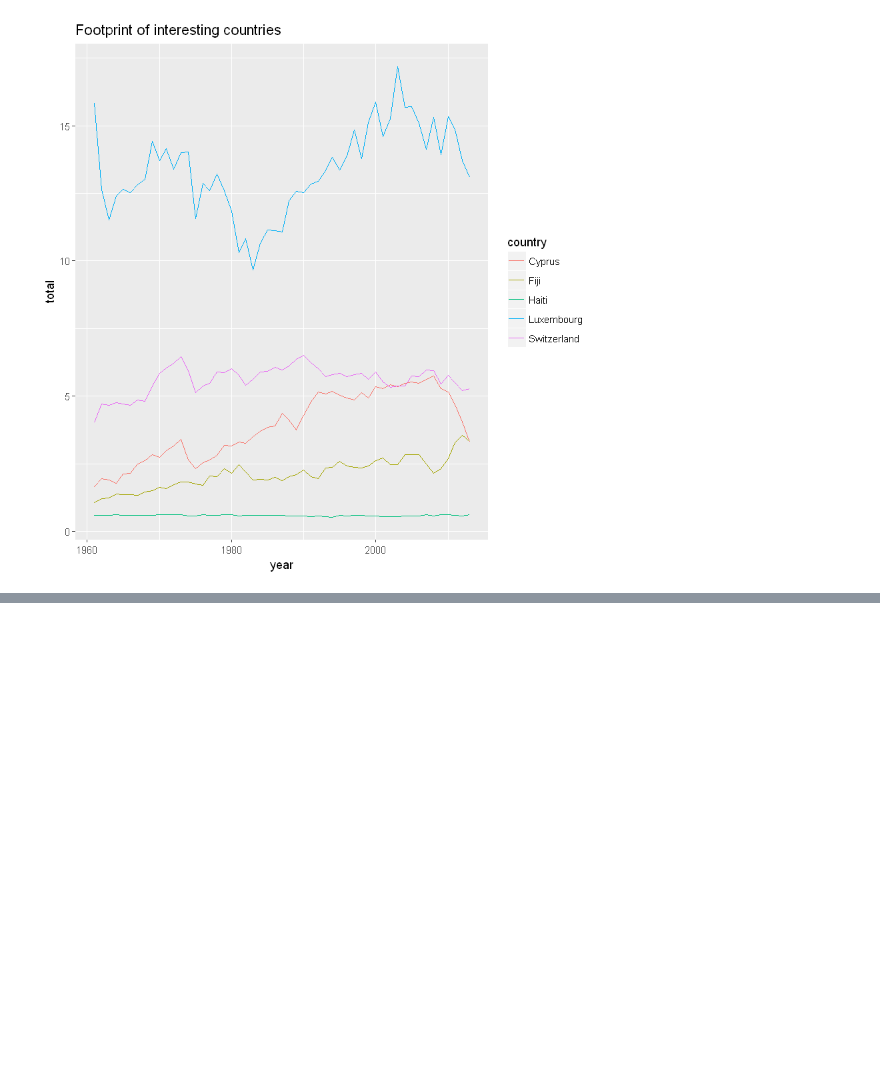
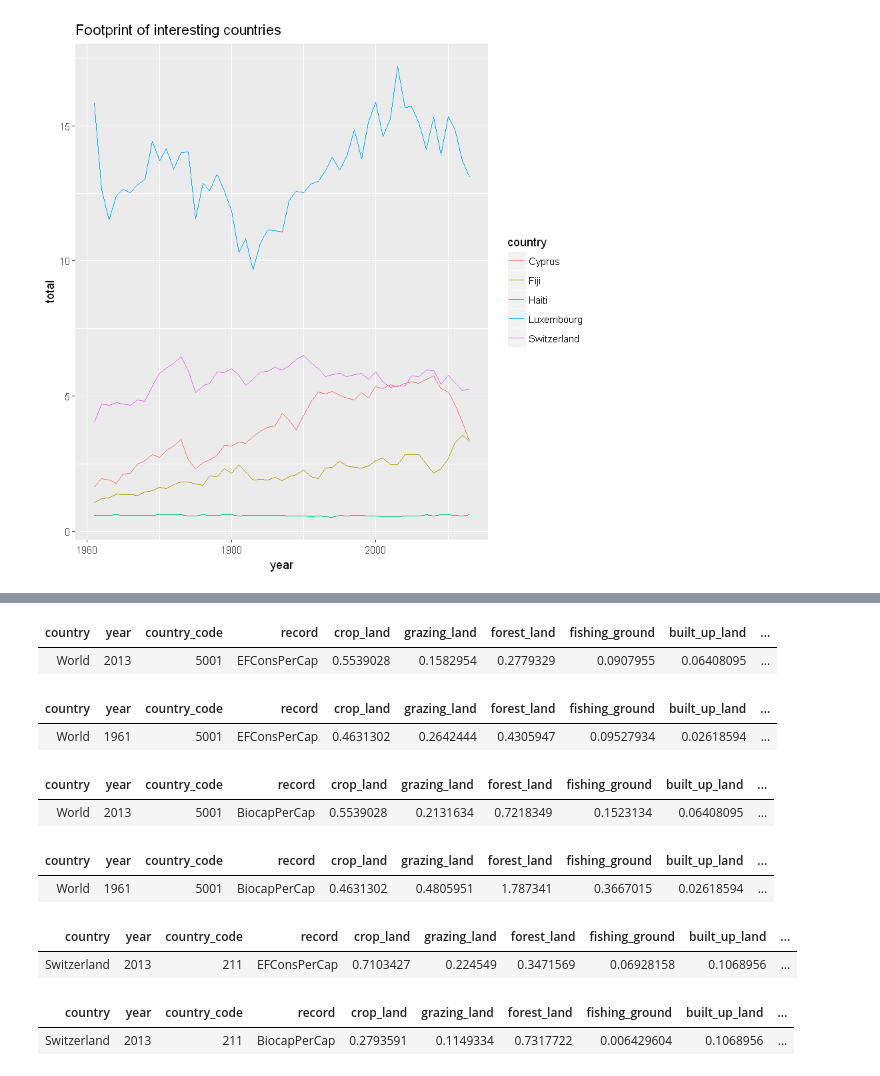
Before and after one commit to huli/mas-data-science, a Jupyter notebook: CAS Data Visualization/Project/storyboard.ipynb, the cells around one changed output, grey strips where cells are left out. Drawn from its saved outputs; the diff is of its cells as text; code cells hidden in the pictures; blank space fills up the shorter version.

```diff
--- a/CAS Data Visualization/Project/storyboard.ipynb
+++ b/CAS Data Visualization/Project/storyboard.ipynb
@@ -343,0 +384,46 @@ nfa_2017_edition  %>%
+# %%
+# World history
+nfa_2017_edition  %>%
+    filter(country == "World") %>%
+    filter(record == "EFConsPerCap") %>%
+    arrange(desc(year)) -> world_footprint
+
+head(world_footprint, 1)
+tail(world_footprint, 1)
+
+nfa_2017_edition  %>%
+    filter(country == "World") %>%
+    filter(record == "BiocapPerCap") %>%
+    arrange(desc(year)) -> world_footprint
+
+head(world_footprint, 1)
+tail(world_footprint, 1)
+# %% [output]
+| country | year | country_code | record | crop_land | grazing_land | forest_land | fishing_ground | built_up_land | ... |
+| World | 2013 | 5001 | EFConsPerCap | 0.5539028 | 0.1582954 | 0.2779329 | 0.0907955 | 0.06408095 | ... |
+| country | year | country_code | record | crop_land | grazing_land | forest_land | fishing_ground | built_up_land | ... |
+| World | 1961 | 5001 | EFConsPerCap | 0.4631302 | 0.2642444 | 0.4305947 | 0.09527934 | 0.02618594 | ... |
+| country | year | country_code | record | crop_land | grazing_land | forest_land | fishing_ground | built_up_land | ... |
+| World | 2013 | 5001 | BiocapPerCap | 0.5539028 | 0.2131634 | 0.7218349 | 0.1523134 | 0.06408095 | ... |
+| country | year | country_code | record | crop_land | grazing_land | forest_land | fishing_ground | built_up_land | ... |
+| World | 1961 | 5001 | BiocapPerCap | 0.4631302 | 0.4805951 | 1.787341 | 0.3667015 | 0.02618594 | ... |
+# %%
+# Current footpring of Switerland
+nfa_2017_edition  %>%
+    filter(country == "Switzerland") %>%
+    filter(record == "EFConsPerCap") %>%
+    arrange(desc(year)) %>%
+    head(1)
+# %% [output]
+| country | year | country_code | record | crop_land | grazing_land | forest_land | fishing_ground | built_up_land | ... |
+| Switzerland | 2013 | 211 | EFConsPerCap | 0.7103427 | 0.224549 | 0.3471569 | 0.06928158 | 0.1068956 | ... |
+# %%
+# Current biocap of Switerland
+nfa_2017_edition  %>%
+    filter(country == "Switzerland") %>%
+    filter(record == "BiocapPerCap") %>%
+    arrange(desc(year)) %>%
+    head(1)
+# %% [output]
+| country | year | country_code | record | crop_land | grazing_land | forest_land | fishing_ground | built_up_land | ... |
+| Switzerland | 2013 | 211 | BiocapPerCap | 0.2793591 | 0.1149334 | 0.7317722 | 0.006429604 | 0.1068956 | ... |
```
Also changed, not shown: parts of 6 cells of this notebook.
